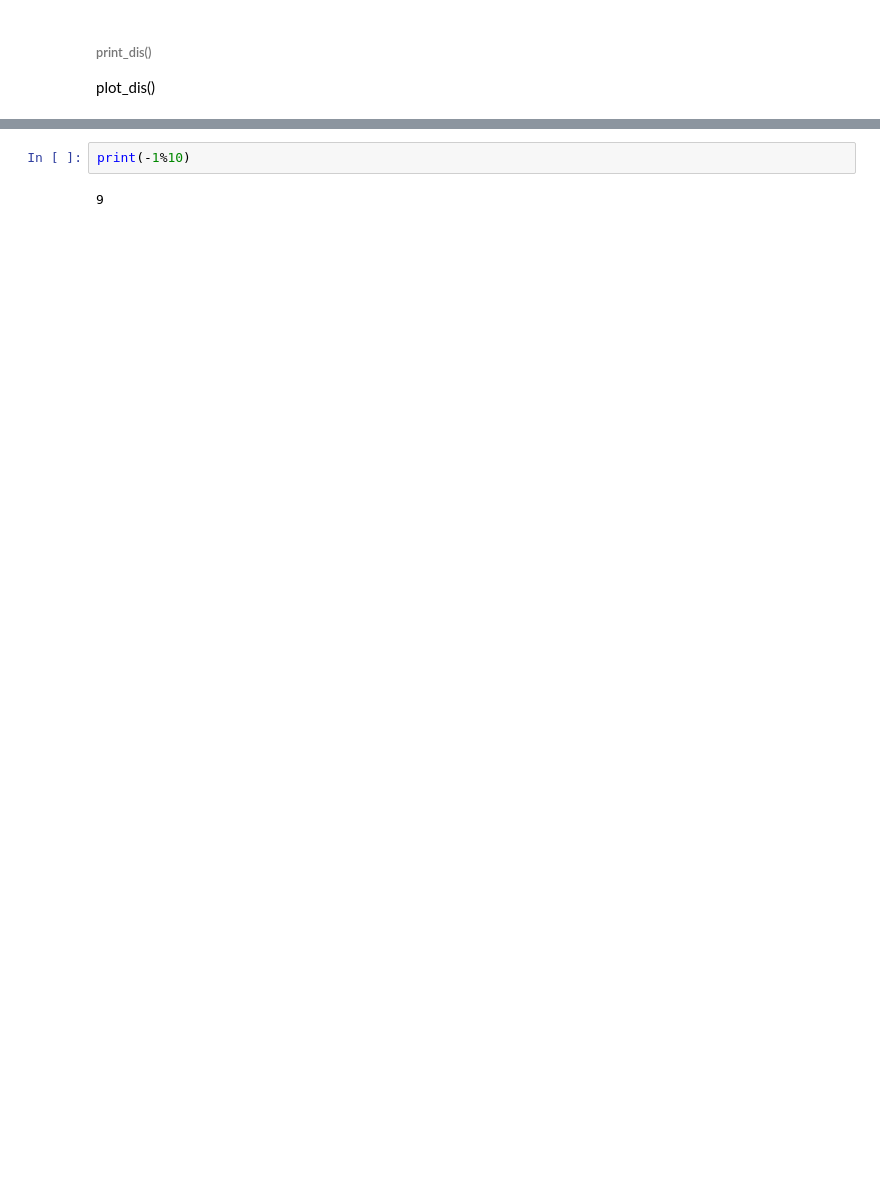
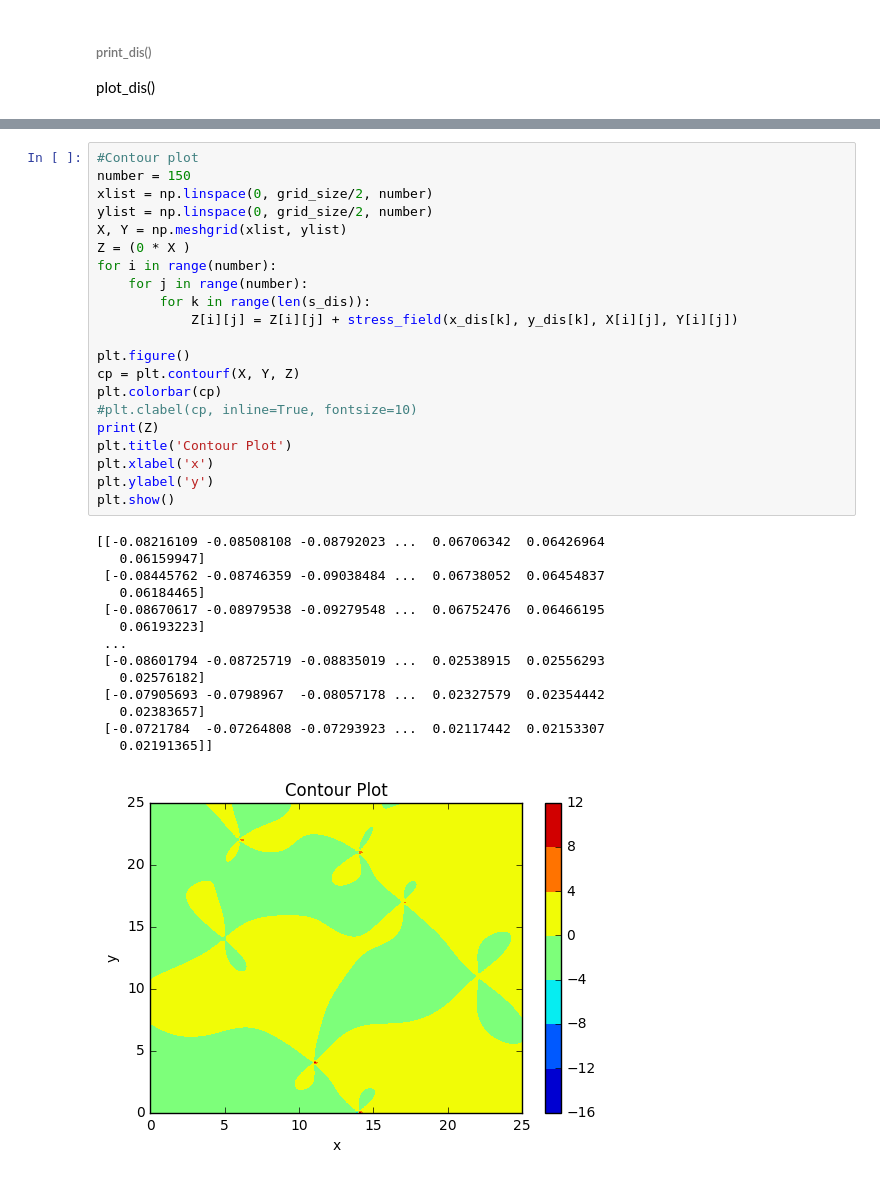
Before and after one commit to mickyaero/ML, a Jupyter notebook: dislocations_animations.ipynb, the cells around one changed output, grey strips where cells are left out. Drawn from its saved outputs; the diff is of its cells as text; blank space fills up the shorter version.

```diff
--- a/dislocations_animations.ipynb
+++ b/dislocations_animations.ipynb
@@ -188,4 +223,36 @@ HTML(anim.to_html5_video())
-# %%
-print(-1%10)
-# %% [output]
-9
+# %%
+#Contour plot
+number = 150
+xlist = np.linspace(0, grid_size/2, number)
+ylist = np.linspace(0, grid_size/2, number)
+X, Y = np.meshgrid(xlist, ylist)
+Z = (0 * X )
+for i in range(number):
+    for j in range(number):
+        for k in range(len(s_dis)):
+            Z[i][j] = Z[i][j] + stress_field(x_dis[k], y_dis[k], X[i][j], Y[i][j])
+
+plt.figure()
+cp = plt.contourf(X, Y, Z)
+plt.colorbar(cp)
+#plt.clabel(cp, inline=True, fontsize=10)
+print(Z)
+plt.title('Contour Plot')
+plt.xlabel('x')
+plt.ylabel('y')
+plt.show()
+# %% [output]
+[[-0.08216109 -0.08508108 -0.08792023 ...  0.06706342  0.06426964
+   0.06159947]
+ [-0.08445762 -0.08746359 -0.09038484 ...  0.06738052  0.06454837
+   0.06184465]
+ [-0.08670617 -0.08979538 -0.09279548 ...  0.06752476  0.06466195
+   0.06193223]
+ ...
+ [-0.08601794 -0.08725719 -0.08835019 ...  0.02538915  0.02556293
+   0.02576182]
+ [-0.07905693 -0.0798967  -0.08057178 ...  0.02327579  0.02354442
+   0.02383657]
+ [-0.0721784  -0.07264808 -0.07293923 ...  0.02117442  0.02153307
+   0.02191365]]
+[figure, added]
```
Also changed, not shown: parts of 9 cells of this notebook, 1 other file.
